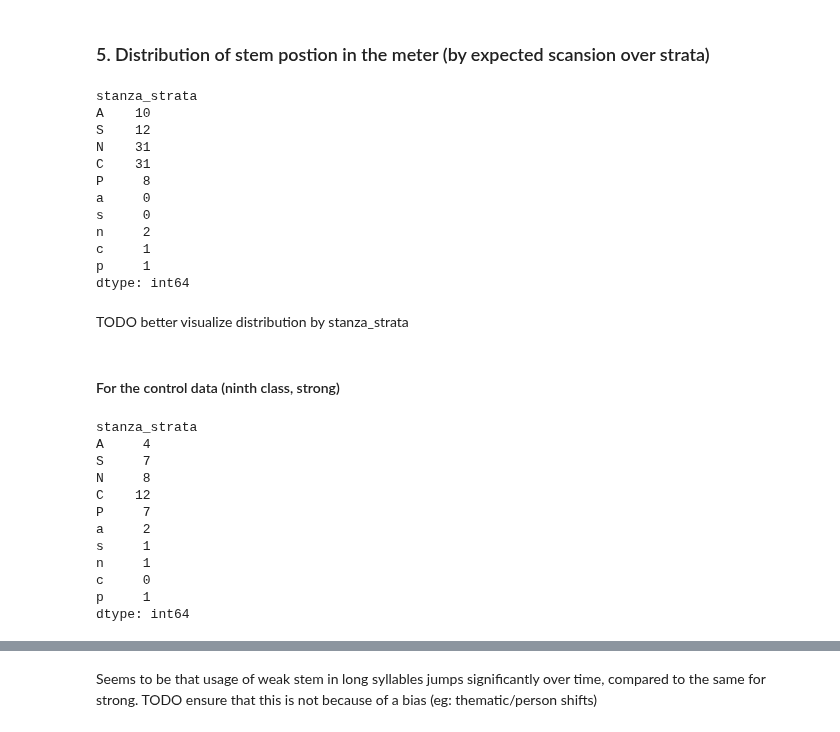
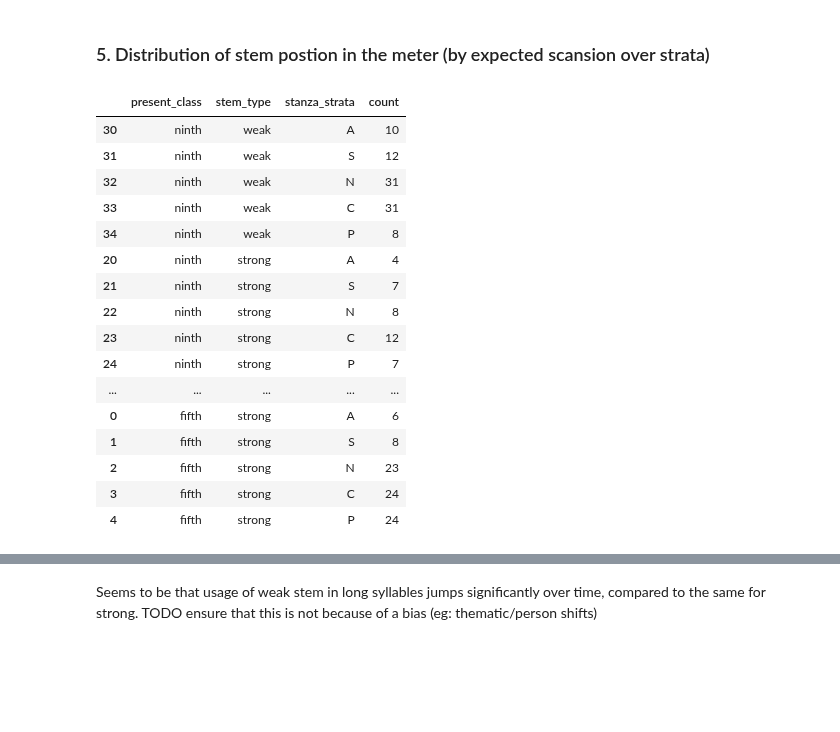
Before and after one commit to anupdhml/sanskrit_ninth_class_meter, a Jupyter notebook: 6_analysis.ipynb, the cells around one changed output, grey strips where cells are left out. Drawn from its saved outputs; the diff is of its cells as text; code cells hidden in the pictures; blank space fills up the shorter version.

```diff
--- a/6_analysis.ipynb
+++ b/6_analysis.ipynb
@@ -345,39 +335,32 @@ def group_by_stanza_strata(present_class, stem_type, scansion_expected):
 #    .sort_values("stanza_strata") \
 #    .groupby(["meter_stem_vowel_position_scansion_expected", "stem_type", "stanza_strata"]) \
 #    .size()
-# %%
-# ninth class weak stem vowel in expected long positions
-group_by_stanza_strata("ninth", "weak", "L")
-# %% [output]
-stanza_strata
-A    10
-S    12
-N    31
-C    31
-P     8
-a     0
-s     0
-n     2
-c     1
-p     1
-dtype: int64
-# %% [markdown]
-TODO better visualize distribution by stanza_strata
-# %% [markdown]
-#### For the control data (ninth class, strong)
-# %%
-# ninth class strong stem vowel in expected long positions
-group_by_stanza_strata("ninth", "strong", "L")
-# %% [output]
-stanza_strata
-A     4
-S     7
-N     8
-C    12
-P     7
-a     2
-s     1
-n     1
-c     0
-p     1
-dtype: int64
+# %%
+# present class stem vowel in expected long positions
+df_long_stem_strata_counts = df_rv_lines_with_meter_filtered[COLUMNS_BASE] \
+    .query("meter_stem_vowel_position_scansion_expected == 'L'") \
+    .groupby(["present_class", "stem_type", "stanza_strata"]) \
+    .size() \
+    .to_frame('count').reset_index() \
+    .query("stanza_strata in ['A', 'S', 'N', 'C', 'P']") \
+    .sort_values(["present_class", "stem_type", "stanza_strata"], ascending=[False, False, True])
+
+df_long_stem_strata_counts
+# %% [output]
+|  | present_class | stem_type | stanza_strata | count |
+| 30 | ninth | weak | A | 10 |
+| 31 | ninth | weak | S | 12 |
+| 32 | ninth | weak | N | 31 |
+| 33 | ninth | weak | C | 31 |
+| 34 | ninth | weak | P | 8 |
+| 20 | ninth | strong | A | 4 |
+| 21 | ninth | strong | S | 7 |
+| 22 | ninth | strong | N | 8 |
+| 23 | ninth | strong | C | 12 |
+| 24 | ninth | strong | P | 7 |
+| ... | ... | ... | ... | ... |
+| 0 | fifth | strong | A | 6 |
+| 1 | fifth | strong | S | 8 |
+| 2 | fifth | strong | N | 23 |
+| 3 | fifth | strong | C | 24 |
+| 4 | fifth | strong | P | 24 |
```
Also changed, not shown: parts of 5 cells of this notebook.
